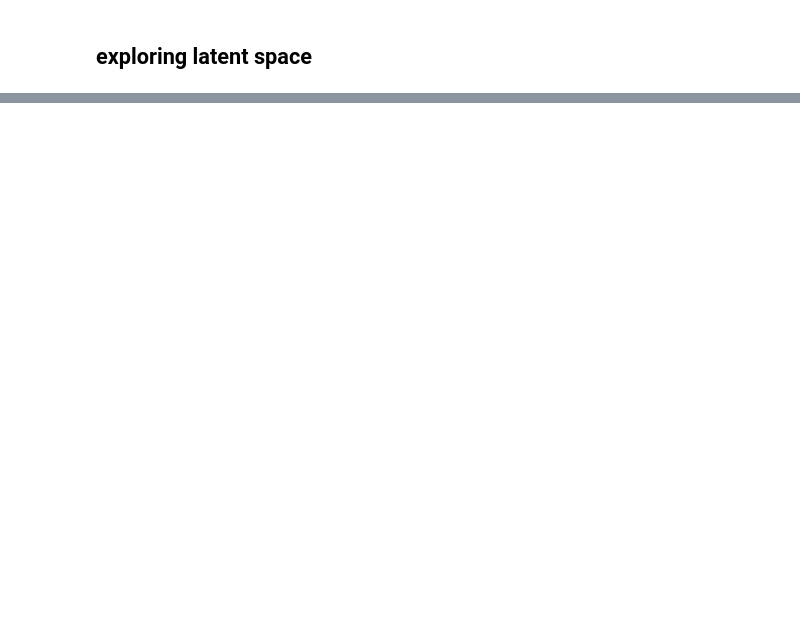
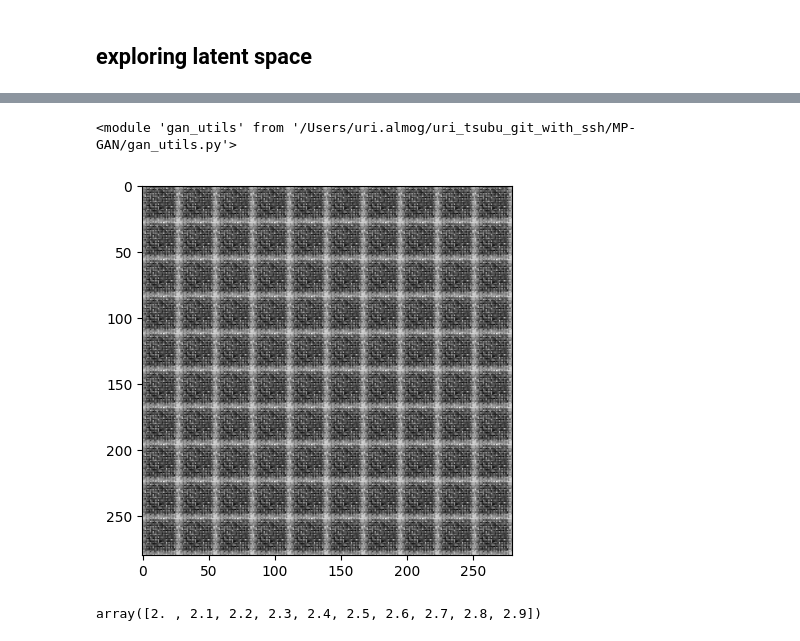
Before and after one commit to tsubu01/MP-GAN, a Jupyter notebook: MP-GAN_Notebook.ipynb, the cells around one changed output, grey strips where cells are left out. Saved outputs shown, nothing was run; the diff lists cells and outputs as text; code cells hidden in the pictures; blank space fills up the shorter version.

Commit message:
added func to gan_utils

```diff
--- a/MP-GAN_Notebook.ipynb
+++ b/MP-GAN_Notebook.ipynb
@@ -206,0 +213,5 @@ train time: 30.02885413169861
+# %%
+import keras
+
+gen = keras.models.load_model('pretrained_forzen_D__temp_generator_epoch_0_0.60_1.00.model/')
+#gan_model = mygan.define_gan()
@@ -207,3 +221,19 @@ train time: 30.02885413169861
+# %%
+
+gan_utils
+# %% [output]
+<module 'gan_utils' from '/Users/uri.almog/uri_tsubu_git_with_ssh/MP-GAN/gan_utils.py'>
+# %%
+gan_utils.sample_latent_space(gen,
+                             random=False,
+                             base_point=np.ones((1,100)),
+                             coor2_max=1)
+# %% [output]
+[figure, added]
+# %%
+np.arange(2,3,0.1)
+# %% [output]
+array([2. , 2.1, 2.2, 2.3, 2.4, 2.5, 2.6, 2.7, 2.8, 2.9])
 # %%
 import keras
 gen_filename = ''
```
Also changed, not shown: parts of 6 cells of this notebook, 2 other files.
